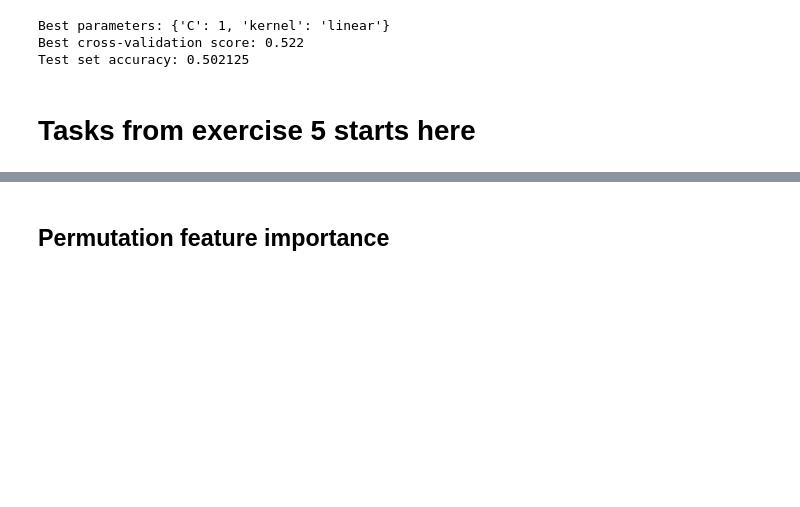
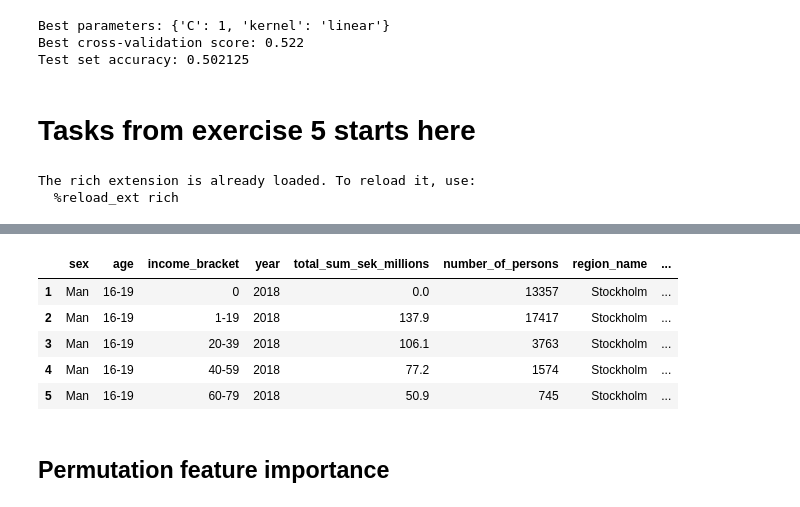
Before and after one commit to JoelScarinius/ML_modeling, a Jupyter notebook: linear_regression_nb.ipynb, the cells around one changed output, grey strips where cells are left out. Cells and saved outputs as stored; diff of their text form; code cells hidden in the pictures; blank space fills up the shorter version.

```diff
--- a/linear_regression_nb.ipynb
+++ b/linear_regression_nb.ipynb
@@ -391,8 +391,9 @@ from sklearn.pipeline import Pipeline
 from sklearn.tree import DecisionTreeClassifier
 from sklearn.model_selection import GridSearchCV
 from sklearn.svm import SVC
+from sklearn.calibration import LabelEncoder
 
-df = pd.read_csv("../data/manipulated_data.csv")
+df = pd.read_csv("data/manipulated_data.csv")
 df.head()
 
 level_of_education = {
@@ -408,4 +409,7 @@ df["avg_income"] = df["total_sum_sek_millions"] * 1_000_000 / df["number_of_pers
 
 df = df[(df['number_of_persons'] > 0) & (df['income_bracket'] != 'TOT')]
 
-#df
+df.head()
+# %% [output]
+The rich extension is already loaded. To reload it, use:
+  %reload_ext rich
@@ -412,3 +417,9 @@ df = df[(df['number_of_persons'] > 0) & (df['income_bracket'] != 'TOT')]
+|  | sex | age | income_bracket | year | total_sum_sek_millions | number_of_persons | region_name | ... |
+| 1 | Man | 16-19 | 0 | 2018 | 0.0 | 13357 | Stockholm | ... |
+| 2 | Man | 16-19 | 1-19 | 2018 | 137.9 | 17417 | Stockholm | ... |
+| 3 | Man | 16-19 | 20-39 | 2018 | 106.1 | 3763 | Stockholm | ... |
+| 4 | Man | 16-19 | 40-59 | 2018 | 77.2 | 1574 | Stockholm | ... |
+| 5 | Man | 16-19 | 60-79 | 2018 | 50.9 | 745 | Stockholm | ... |
 # %% [markdown]
 ## Permutation feature importance
 # %%
```
Also changed, not shown: parts of 23 cells of this notebook.
